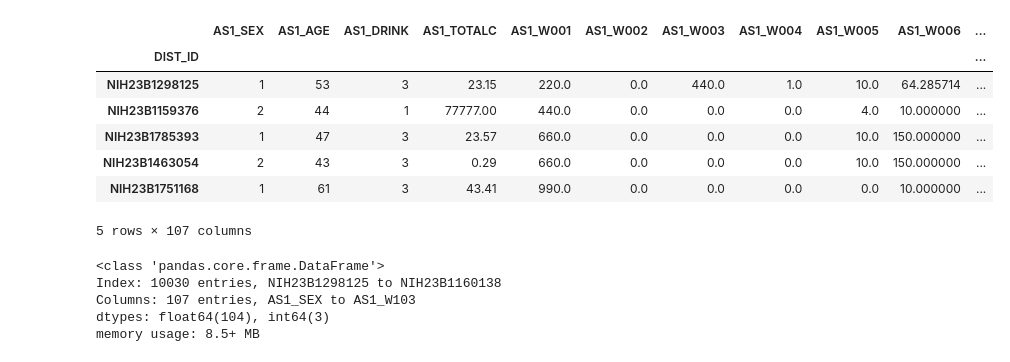
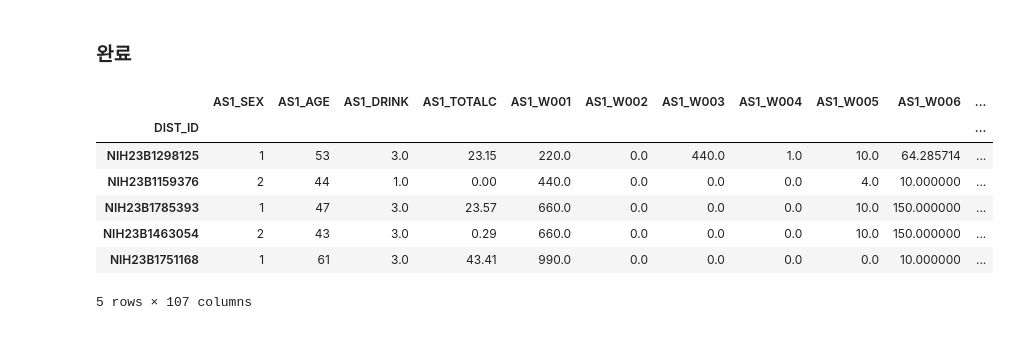
Before and after one commit to SH22Hwang/KoGES_CVD, a Jupyter notebook: NQ/make_nq.ipynb, the cells around one changed output. Drawn from its saved outputs; the diff is of its cells as text; code cells hidden in the pictures.

```diff
--- a/NQ/make_nq.ipynb
+++ b/NQ/make_nq.ipynb
@@ -40,0 +161,2 @@ dependent.head()
+# %%
+dependent = df # CVD 변수 추가
@@ -40,0 +169,7 @@ dependent.head()
+# %%
+drsm = AS1_03_DRSM.loc[dependent.index]
+drsm = drsm.replace(77777, 0)
+drsm = drsm.replace(99999, np.nan)
+# %%
+missing_totalc = drsm[(drsm['AS1_DRINK'] == 3.0) & (drsm['AS1_TOTALC'].isnull())]
+len(missing_totalc)
@@ -40,0 +228,26 @@ dependent.head()
+# %%
+# 알코올 도수 딕셔너리
+alc_content = {
+   'AS1_TAK': 0.06,
+   'AS1_BEER': 0.045,
+   'AS1_RICE': 0.15,
+   'AS1_WINE': 0.13,
+   'AS1_SOJU': 0.22,
+   'AS1_HLIQ': 0.40
+}
+
+# AS1_TOTALC 칼럼 결측치 대치
+for idx, row in missing_totalc.iterrows():
+    total_alcohol = 0
+    for alcohol in alc_content.keys():
+        freq_col = alcohol + 'FQA'
+        amount_col = alcohol + 'AMA'
+
+        # 해당 주종의 알코올 섭취량 계산
+        alcohol_amount = alc_content[alcohol] * row[freq_col] * row[amount_col] * 0.7893
+
+        # 총 알코올 섭취량에 합산
+        total_alcohol += alcohol_amount
+
+    # AS1_TOTALC 결측치 대치
+    drsm.at[idx, 'AS1_TOTALC'] = total_alcohol
@@ -41,24 +265,18 @@ dependent.head()
+# %% [markdown]
+### 완료
 # %%
 sex_age = AS1_01_EXAMINEE[["AS1_SEX", "AS1_AGE"]]
-drink = AS1_03_DRSM[["AS1_DRINK", "AS1_TOTALC"]]
+drink = drsm[["AS1_DRINK", "AS1_TOTALC"]]
 
-df = pd.concat([df, sex_age, drink, AS1_17_FFQWEIGHT], axis=1)
+df = pd.concat([sex_age, drink, AS1_17_FFQWEIGHT], axis=1)
 
 df.head()
 # %% [output]
 |  | AS1_SEX | AS1_AGE | AS1_DRINK | AS1_TOTALC | AS1_W001 | AS1_W002 | AS1_W003 | AS1_W004 | AS1_W005 | AS1_W006 | ... |
 | DIST_ID |  |  |  |  |  |  |  |  |  |  | ... |
-| NIH23B1298125 | 1 | 53 | 3 | 23.15 | 220.0 | 0.0 | 440.0 | 1.0 | 10.0 | 64.285714 | ... |
-| NIH23B1159376 | 2 | 44 | 1 | 77777.00 | 440.0 | 0.0 | 0.0 | 0.0 | 4.0 | 10.000000 | ... |
-| NIH23B1785393 | 1 | 47 | 3 | 23.57 | 660.0 | 0.0 | 0.0 | 0.0 | 10.0 | 150.000000 | ... |
-| NIH23B1463054 | 2 | 43 | 3 | 0.29 | 660.0 | 0.0 | 0.0 | 0.0 | 10.0 | 150.000000 | ... |
-| NIH23B1751168 | 1 | 61 | 3 | 43.41 | 990.0 | 0.0 | 0.0 | 0.0 | 0.0 | 10.000000 | ... |
+| NIH23B1298125 | 1 | 53 | 3.0 | 23.15 | 220.0 | 0.0 | 440.0 | 1.0 | 10.0 | 64.285714 | ... |
+| NIH23B1159376 | 2 | 44 | 1.0 | 0.00 | 440.0 | 0.0 | 0.0 | 0.0 | 4.0 | 10.000000 | ... |
+| NIH23B1785393 | 1 | 47 | 3.0 | 23.57 | 660.0 | 0.0 | 0.0 | 0.0 | 10.0 | 150.000000 | ... |
+| NIH23B1463054 | 2 | 43 | 3.0 | 0.29 | 660.0 | 0.0 | 0.0 | 0.0 | 10.0 | 150.000000 | ... |
+| NIH23B1751168 | 1 | 61 | 3.0 | 43.41 | 990.0 | 0.0 | 0.0 | 0.0 | 0.0 | 10.000000 | ... |
 5 rows × 107 columns
-# %%
-df.info()
-# %% [output]
-<class 'pandas.core.frame.DataFrame'>
-Index: 10030 entries, NIH23B1298125 to NIH23B1160138
-Columns: 107 entries, AS1_SEX to AS1_W103
-dtypes: float64(104), int64(3)
-memory usage: 8.5+ MB
```
Also changed, not shown: parts of 18 cells of this notebook, 1 other file.
